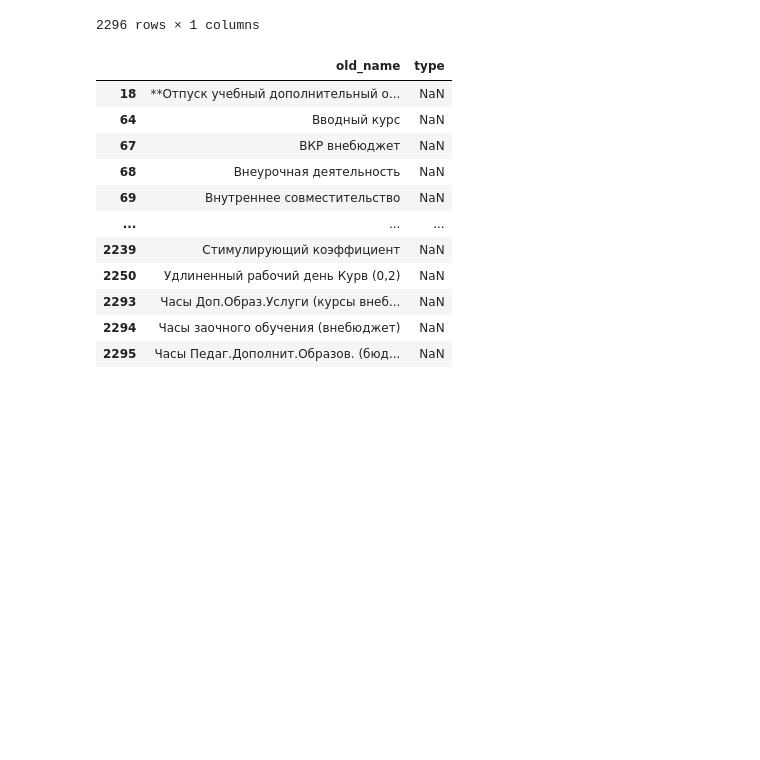
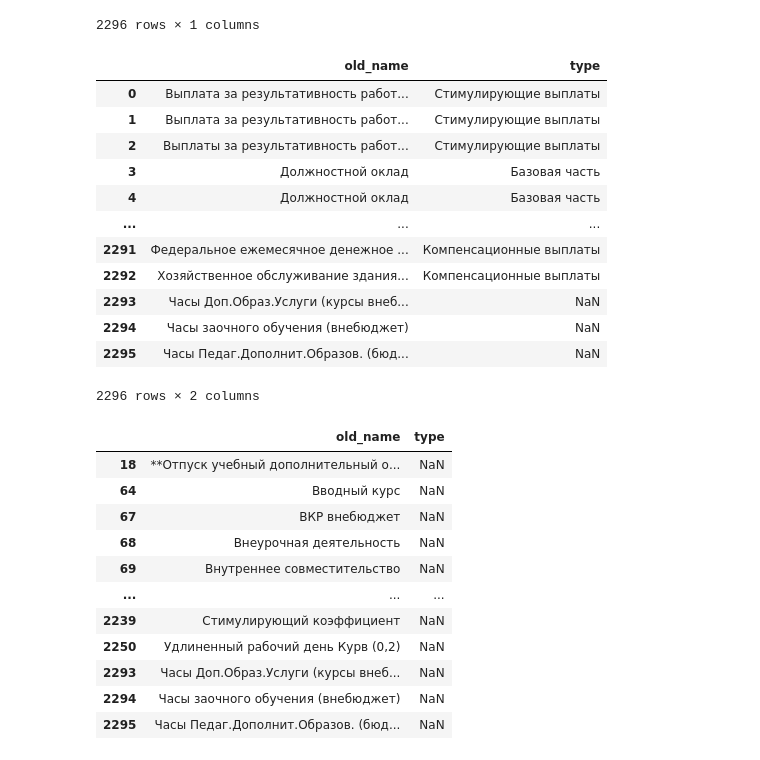
Before and after one commit to Mr-Maxraw/cfo-parser, a Jupyter notebook: counting/nach_clean.ipynb, the cells around one changed output. Cells and saved outputs as stored; diff of their text form; code cells hidden in the pictures; blank space fills up the shorter version.

```diff
--- a/counting/nach_clean.ipynb
+++ b/counting/nach_clean.ipynb
@@ -40,6 +40,22 @@ apr_names['new_name'] = apr_names.apply(lambda row: matcher(row), axis=1)
 apr_names = apr_names.rename(columns={'name': 'old_name'})
 # %%
 nach_to_type = pd.merge(apr_names, all, how='left', left_on='new_name', right_on='name').drop(columns=['name', 'new_name'])
+# %%
+nach_to_type
+# %% [output]
+|  | old_name | type |
+| 0 | Выплата за результативность работ... | Стимулирующие выплаты |
+| 1 | Выплата за результативность работ... | Стимулирующие выплаты |
+| 2 | Выплаты за результативность работ... | Стимулирующие выплаты |
+| 3 | Должностной оклад | Базовая часть |
+| 4 | Должностной оклад | Базовая часть |
+| ... | ... | ... |
+| 2291 | Федеральное ежемесячное денежное ... | Компенсационные выплаты |
+| 2292 | Хозяйственное обслуживание здания... | Компенсационные выплаты |
+| 2293 | Часы Доп.Образ.Услуги (курсы внеб... | NaN |
+| 2294 | Часы заочного обучения (внебюджет) | NaN |
+| 2295 | Часы Педаг.Дополнит.Образов. (бюд... | NaN |
+2296 rows × 2 columns
 # %%
 nach_to_type[nach_to_type['type'].isna()]
 # %% [output]
```
Also changed, not shown: parts of 2 cells of this notebook, 1 other file.
